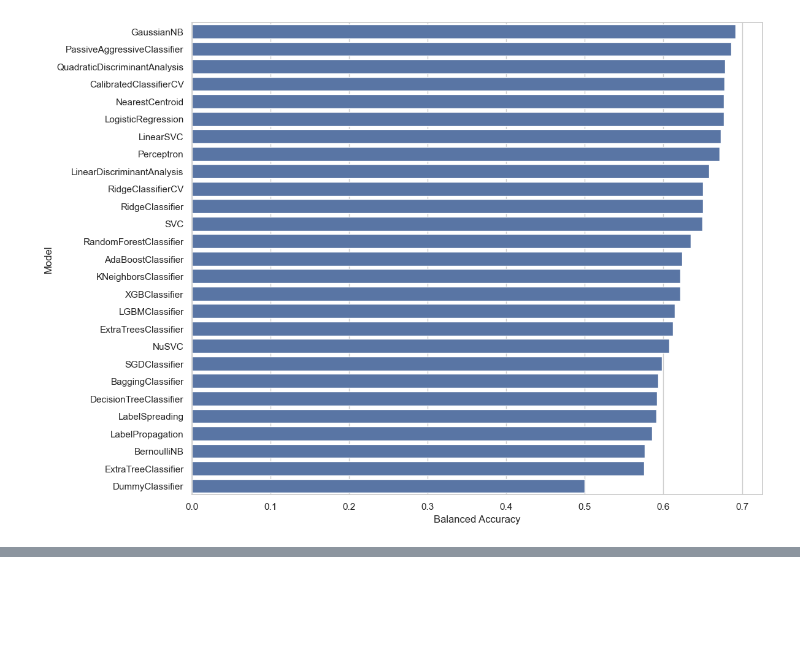
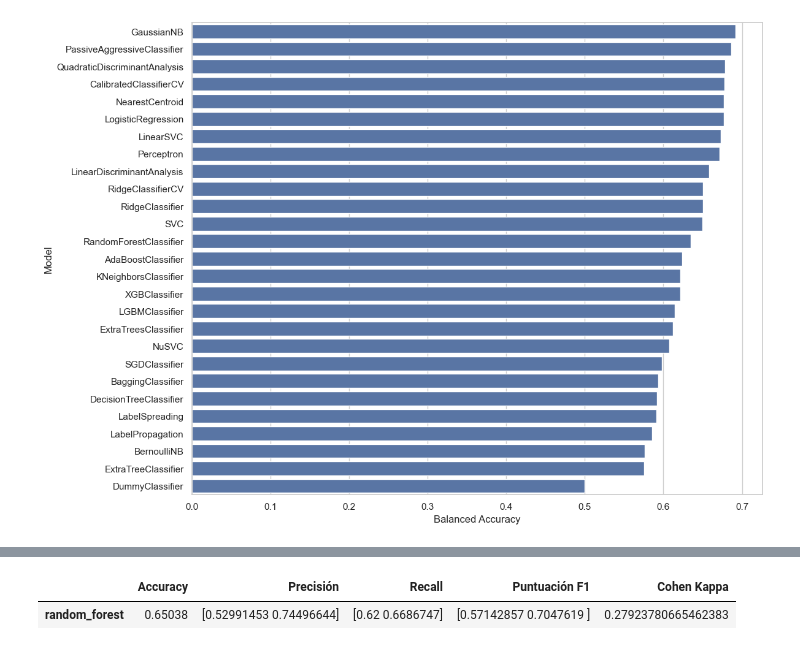
Before and after one commit to VicenteRuiz1/Ciencia-de-Datos, a Jupyter notebook: ExamenFinal.ipynb, the cells around one changed output, grey strips where cells are left out. Saved outputs shown, nothing was run; the diff lists cells and outputs as text; code cells hidden in the pictures; blank space fills up the shorter version.

```diff
--- a/ExamenFinal.ipynb
+++ b/ExamenFinal.ipynb
@@ -458,0 +542,27 @@ ax = sns.barplot(y=predictions.index, x="Balanced Accuracy", data=predictions)
+# %%
+#Ajustes de hiperparámetros
+from sklearn.model_selection import GridSearchCV
+
+#Generar las particiones
+particiones = KFold(n_splits=10, shuffle=True, random_state=2021)
+
+#Definir los hiperparámetros y sus posibles valores
+param_grid = {
+    'n_estimators': [10,25,50], # numero de arboles
+    'max_depth' : [5,10,15], # profundidad de los arboles
+    'criterion' : ['gini', 'entropy', 'log_loss'], #criterio para medir la calidad de una division en un nodo del arbol
+    'min_samples_split': [6,8,12],
+    'min_samples_leaf': [4,8,12],
+}
+
+#Instanciar el modelo sin hiperparámetros
+rf_clf = RandomForestClassifier(class_weight='balanced')
+
+#Aplicar GridSearchCV  usando el diccionario de hiperparámetros
+mejor_modelo_rfc = GridSearchCV(estimator=rf_clf, param_grid=param_grid, cv=particiones, scoring='accuracy')
+
+#Entrenar el modelo con datos train
+mejor_modelo_rfc.fit(X_train, y_train)
+
+#Obtener los mejores parámetros
+mejor_modelo_rfc.best_params_
@@ -458,0 +581,7 @@ ax = sns.barplot(y=predictions.index, x="Balanced Accuracy", data=predictions)
+# %%
+#Obtener el mejor modelo
+modelo_final_rfc = mejor_modelo_rfc.best_estimator_
+# Obtener predicciones con el set de test
+y_pred = modelo_final_rfc.predict(X_test)
+#Imprimir reporte de clasificación
+print(classification_report(y_test, y_pred))
@@ -458,0 +597,7 @@ ax = sns.barplot(y=predictions.index, x="Balanced Accuracy", data=predictions)
+# %%
+#Métricas del modelo
+metrica = fn_metricas_info('random_forest', y_test, y_pred)
+metrica
+# %% [output]
+|  | Accuracy | Precisión | Recall | Puntuación F1 | Cohen Kappa |
+| random_forest | 0.65038 | [0.52991453 0.74496644] | [0.62 0.6686747] | [0.57142857 0.7047619 ] | 0.27923780665462383 |
```
Also changed, not shown: parts of 18 cells of this notebook, 1 other file.
